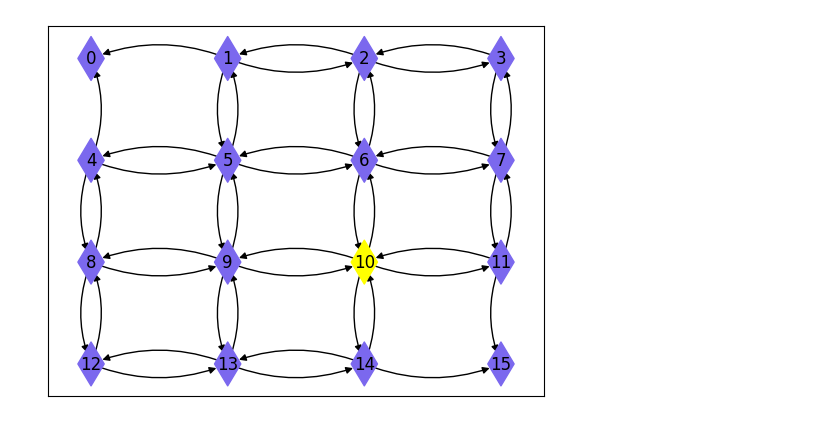
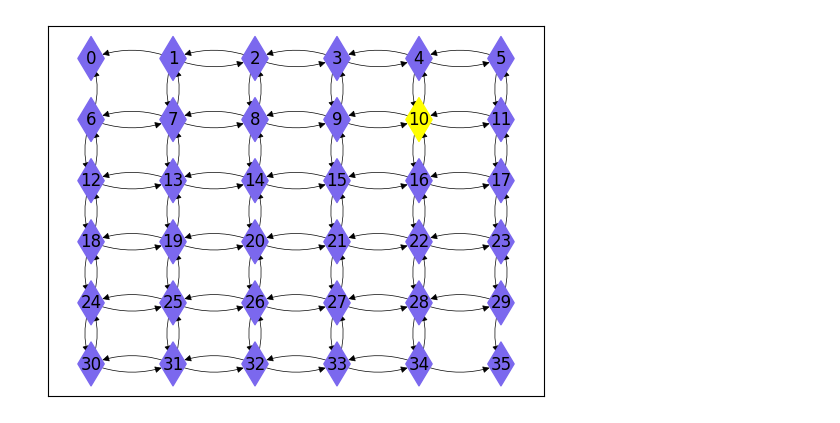
Before and after one commit to castagninojose/opti, a Jupyter notebook: src/reinforcement_lenin/notebooks/nb.ipynb, the cells around one changed output. Cells and saved outputs as stored; diff of their text form; code cells hidden in the pictures.

```diff
--- a/src/reinforcement_lenin/notebooks/nb.ipynb
+++ b/src/reinforcement_lenin/notebooks/nb.ipynb
@@ -7,7 +7,7 @@
 from src.reinforcement_lenin.grid import Board
 from src.reinforcement_lenin.constants import DEFAULT_STATE_POLICY, ACTIONS
 # %%
-juego_1 = Board()
-juego_1.plot_graph(highlight_state=10)
+juego_1 = Board(6)
+juego_1.draw_policy(highlight_state=10)
 # %% [output]
-[figure, old version]
+[figure, new version]
```
Also changed, not shown: parts of 15 cells of this notebook, 2 other files.
